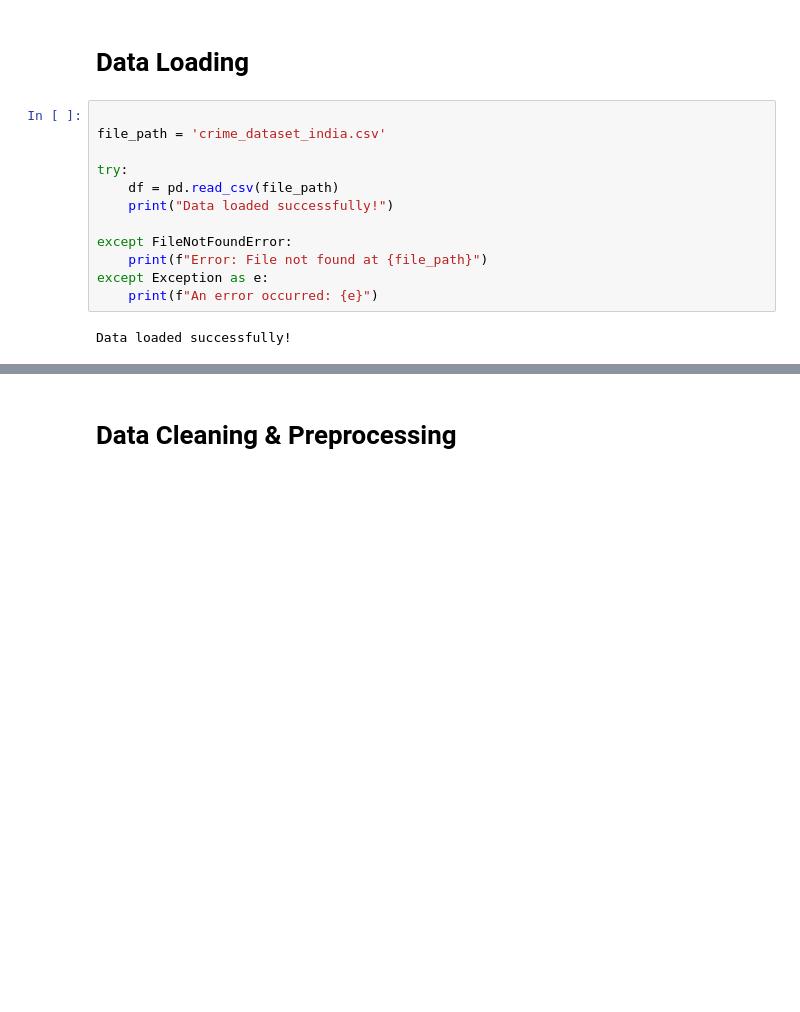
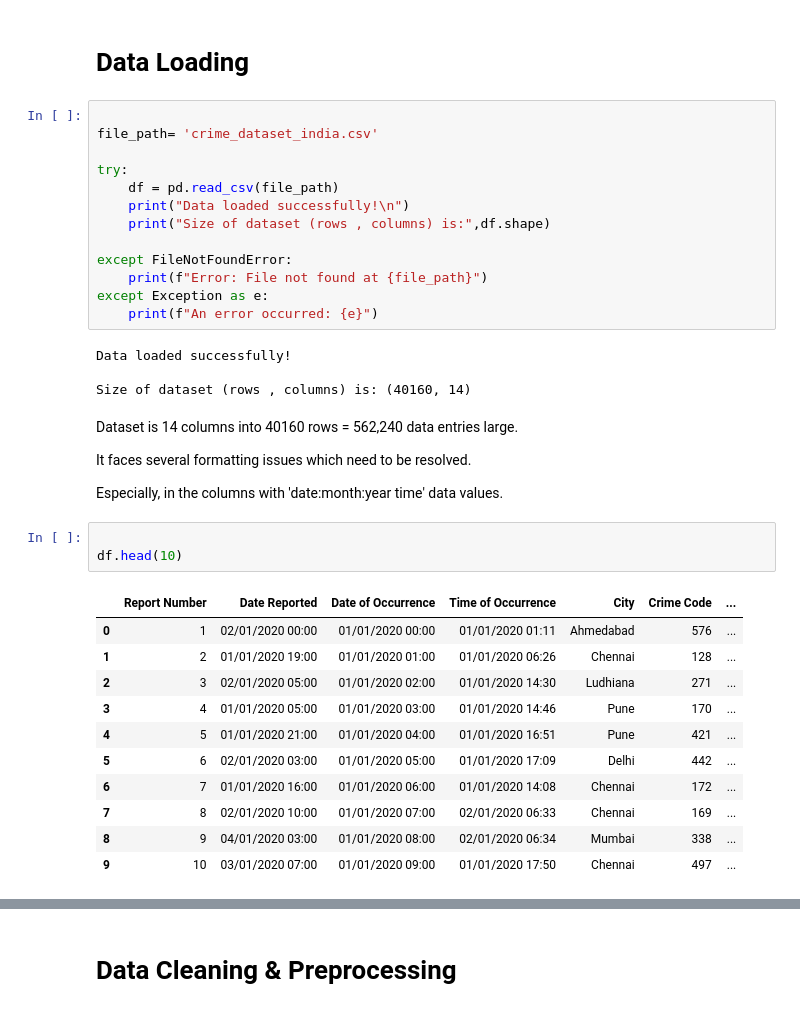
Before and after one commit to EricSiq/India_Missing_Persons_Analysis_2017-2022, a Jupyter notebook: UML_IndiaCrimeAnalysis.ipynb, the cells around one changed output, grey strips where cells are left out. Cells and saved outputs as stored; diff of their text form; blank space fills up the shorter version.

```diff
--- a/UML_IndiaCrimeAnalysis.ipynb
+++ b/UML_IndiaCrimeAnalysis.ipynb
@@ -15,11 +15,12 @@ from sklearn.metrics import silhouette_score, adjusted_rand_score
 # Data Loading
 # %%
 
-file_path = 'crime_dataset_india.csv'
+file_path= 'crime_dataset_india.csv'
 
 try:
     df = pd.read_csv(file_path)
-    print("Data loaded successfully!")
+    print("Data loaded successfully!\n")
+    print("Size of dataset (rows , columns) is:",df.shape)
 
 except FileNotFoundError:
     print(f"Error: File not found at {file_path}")
@@ -27,3 +28,26 @@ except Exception as e:
     print(f"An error occurred: {e}")
 # %% [output]
 Data loaded successfully!
+
+Size of dataset (rows , columns) is: (40160, 14)
+# %% [markdown]
+Dataset is 14 columns into 40160 rows = 562,240 data entries large.
+
+It faces several formatting issues which need to be resolved.
+
+ Especially, in the columns with 'date:month:year time' data values.
+# %%
+
+df.head(10)
+# %% [output]
+|  | Report Number | Date Reported | Date of Occurrence | Time of Occurrence | City | Crime Code | ... |
+| 0 | 1 | 02/01/2020 00:00 | 01/01/2020 00:00 | 01/01/2020 01:11 | Ahmedabad | 576 | ... |
+| 1 | 2 | 01/01/2020 19:00 | 01/01/2020 01:00 | 01/01/2020 06:26 | Chennai | 128 | ... |
+| 2 | 3 | 02/01/2020 05:00 | 01/01/2020 02:00 | 01/01/2020 14:30 | Ludhiana | 271 | ... |
+| 3 | 4 | 01/01/2020 05:00 | 01/01/2020 03:00 | 01/01/2020 14:46 | Pune | 170 | ... |
+| 4 | 5 | 01/01/2020 21:00 | 01/01/2020 04:00 | 01/01/2020 16:51 | Pune | 421 | ... |
+| 5 | 6 | 02/01/2020 03:00 | 01/01/2020 05:00 | 01/01/2020 17:09 | Delhi | 442 | ... |
+| 6 | 7 | 01/01/2020 16:00 | 01/01/2020 06:00 | 01/01/2020 14:08 | Chennai | 172 | ... |
+| 7 | 8 | 02/01/2020 10:00 | 01/01/2020 07:00 | 02/01/2020 06:33 | Chennai | 169 | ... |
+| 8 | 9 | 04/01/2020 03:00 | 01/01/2020 08:00 | 02/01/2020 06:34 | Mumbai | 338 | ... |
+| 9 | 10 | 03/01/2020 07:00 | 01/01/2020 09:00 | 01/01/2020 17:50 | Chennai | 497 | ... |
```
Also changed, not shown: parts of 8 cells of this notebook.
